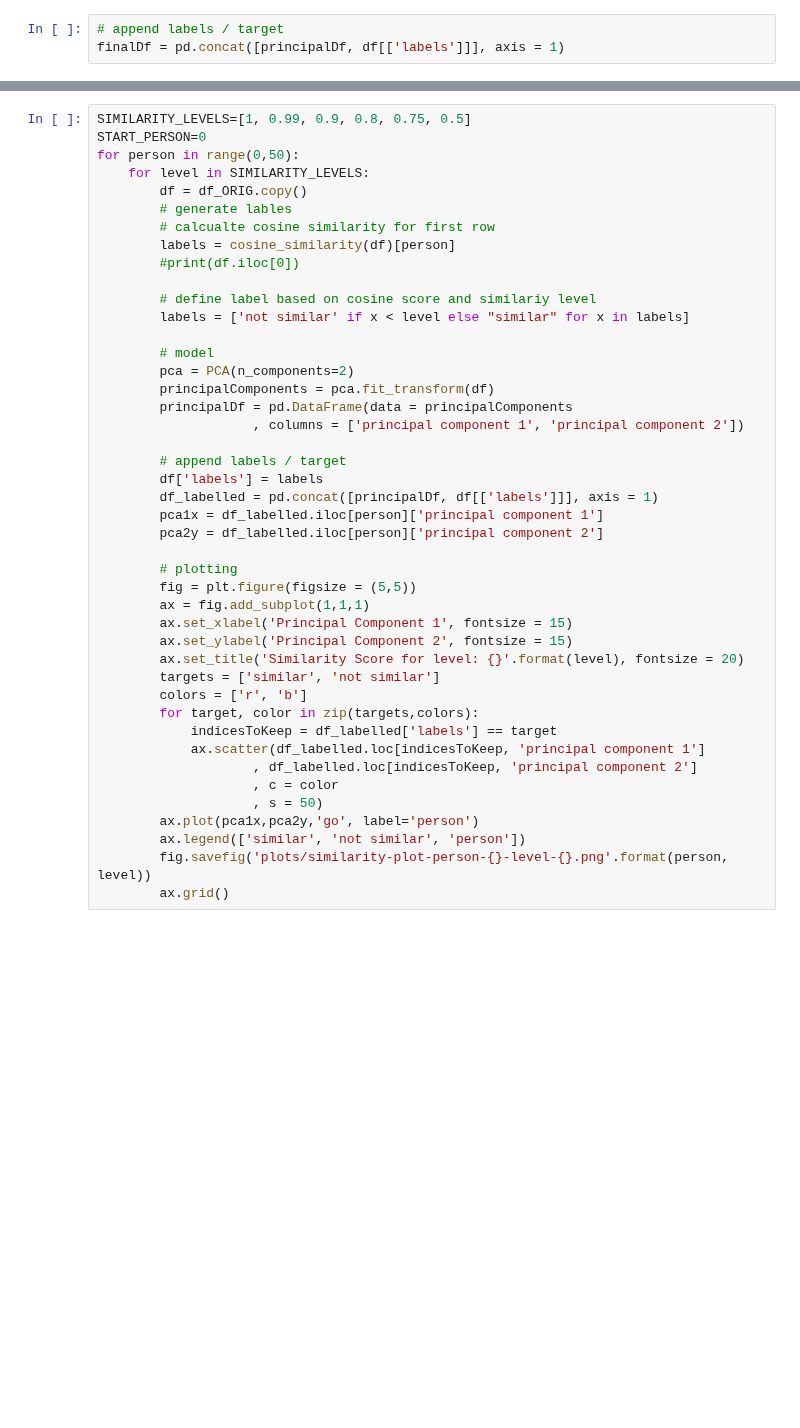
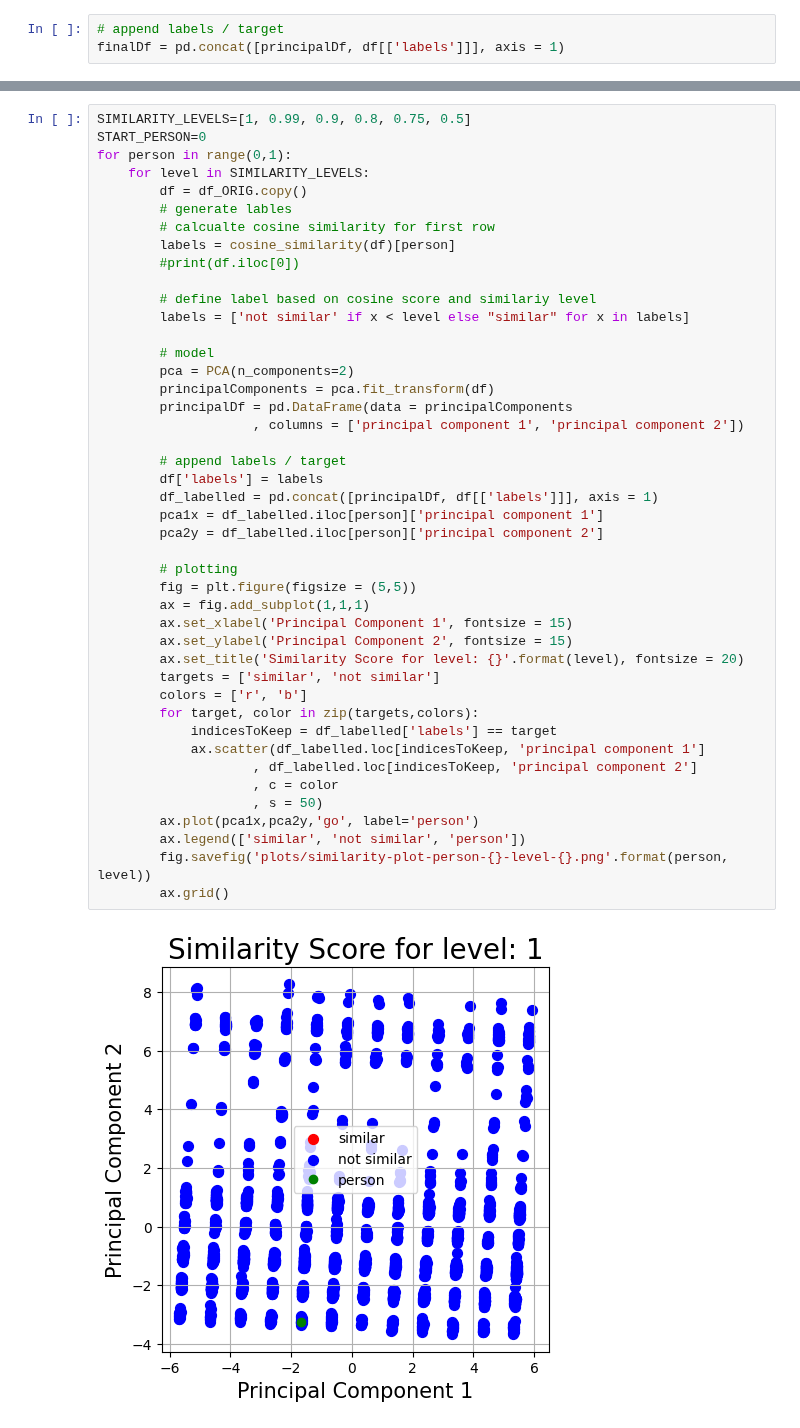
Before and after one commit to HuberNicolas/okcupid-explorer, a Jupyter notebook: backend/src/model.ipynb, the cells around one changed output, grey strips where cells are left out. Cells and saved outputs as stored; diff of their text form; blank space fills up the shorter version.

```diff
--- a/backend/src/model.ipynb
+++ b/backend/src/model.ipynb
@@ -101,7 +155,7 @@ for level in SIMILARITY_LEVELS:
 # %%
 SIMILARITY_LEVELS=[1, 0.99, 0.9, 0.8, 0.75, 0.5]
 START_PERSON=0
-for person in range(0,50):
+for person in range(0,1):
     for level in SIMILARITY_LEVELS:
         df = df_ORIG.copy()
         # generate lables
@@ -115,30 +169,32 @@ for person in range(0,50):
         # model
         pca = PCA(n_components=2)
         principalComponents = pca.fit_transform(df)
         principalDf = pd.DataFrame(data = principalComponents
                     , columns = ['principal component 1', 'principal component 2'])
 
         # append labels / target
         df['labels'] = labels
         df_labelled = pd.concat([principalDf, df[['labels']]], axis = 1)
         pca1x = df_labelled.iloc[person]['principal component 1']
         pca2y = df_labelled.iloc[person]['principal component 2']
 
         # plotting
         fig = plt.figure(figsize = (5,5))
         ax = fig.add_subplot(1,1,1)
         ax.set_xlabel('Principal Component 1', fontsize = 15)
         ax.set_ylabel('Principal Component 2', fontsize = 15)
         ax.set_title('Similarity Score for level: {}'.format(level), fontsize = 20)
         targets = ['similar', 'not similar']
         colors = ['r', 'b']
         for target, color in zip(targets,colors):
             indicesToKeep = df_labelled['labels'] == target
             ax.scatter(df_labelled.loc[indicesToKeep, 'principal component 1']
                     , df_labelled.loc[indicesToKeep, 'principal component 2']
                     , c = color
                     , s = 50)
         ax.plot(pca1x,pca2y,'go', label='person')
         ax.legend(['similar', 'not similar', 'person'])
         fig.savefig('plots/similarity-plot-person-{}-level-{}.png'.format(person, level))
         ax.grid()
+# %% [output]
+[figure, added]
```
Also changed, not shown: parts of 15 cells of this notebook, 3 other files.
